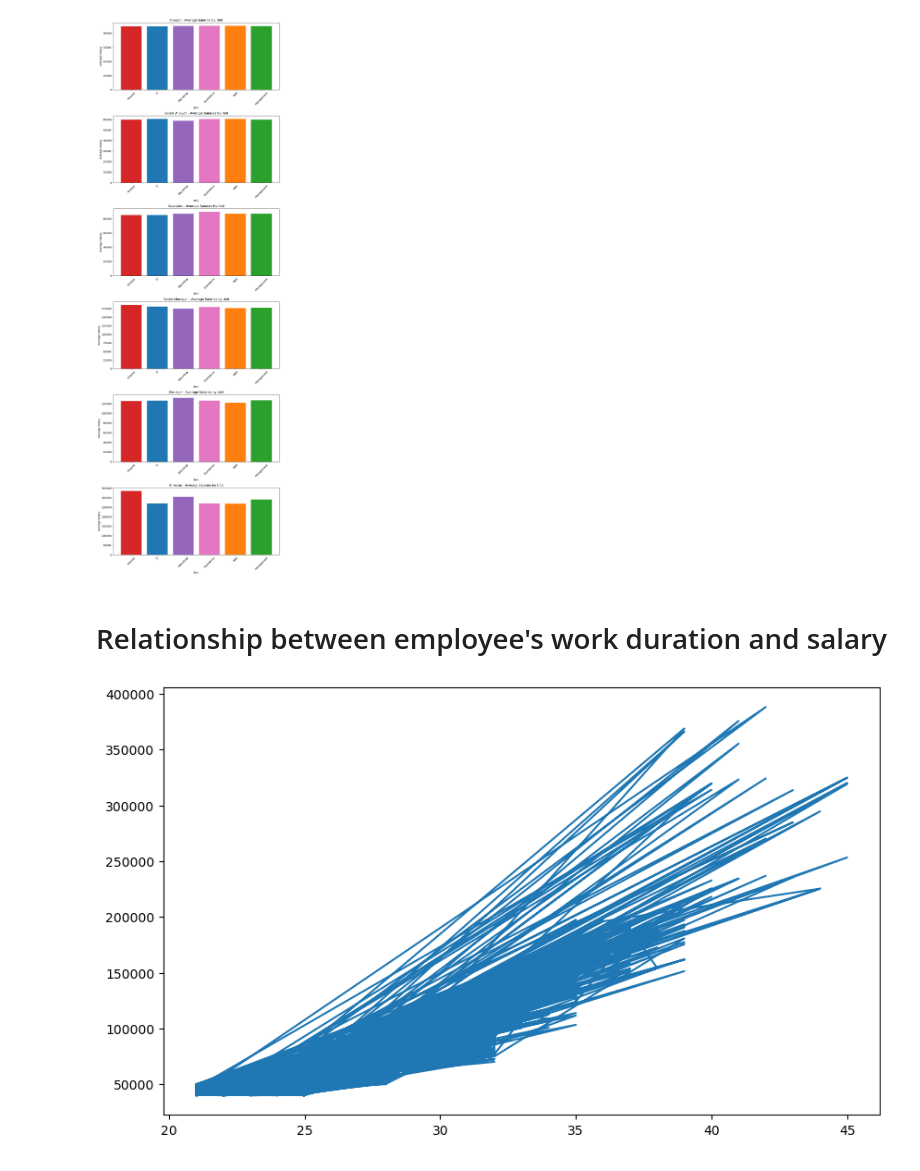
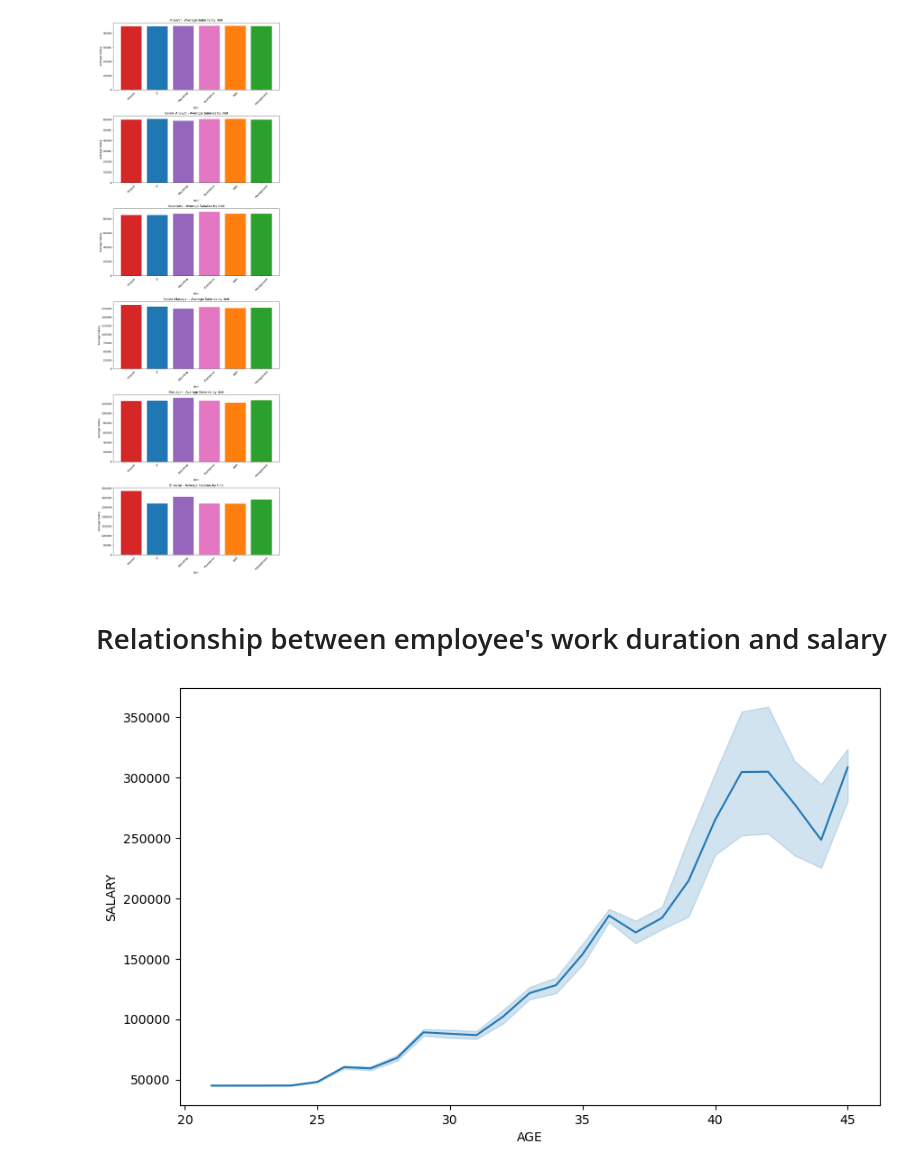
Before and after one commit to Tamilawre/SalaryPrediction, a Jupyter notebook: salary_ml_prediction.ipynb, the cells around one changed output. Saved outputs shown, nothing was run; the diff lists cells and outputs as text; code cells hidden in the pictures.

```diff
--- a/salary_ml_prediction.ipynb
+++ b/salary_ml_prediction.ipynb
@@ -121,6 +121,6 @@ data.describe()
 # %%
 # Create a new feature column by calculating the employees work duration
-data["Work Duration"] = data["CURRENT DATE"].dt.year - data["DOJ"].dt.year
+data["WORK DURATION"] = data["CURRENT DATE"].dt.year - data["DOJ"].dt.year
 # %%
 data.head()
 # %% [output]
@@ -230,16 +230,16 @@ def plot_designation_salaries(designation_data):
 plot_designation_salaries(average_salaries)
 # %% [output]
 [figure]
-# %% [markdown]
-# Relationship between employee's work duration and salary
-# %%
-
-plt.figure(figsize=(10, 6))
-plt.plot(data["AGE"], data["SALARY"])
-# plt.title(f'Scatter Plot between {column_x} and {column_y}')
-# plt.xlabel(column_x)
-# plt.ylabel(column_y)
-# plt.grid(True)
-plt.show()
-# %% [output]
-[figure, removed]
+# %% [markdown]
+# Relationship between employee's work duration and salary
+# %%
+
+plt.figure(figsize=(10, 6))
+sns.lineplot(x=data[""], y=data["SALARY"])
+# plt.title(f'Scatter Plot between {column_x} and {column_y}')
+# plt.xlabel(column_x)
+# plt.ylabel(column_y)
+# plt.grid(True)
+plt.show()
+# %% [output]
+[figure, added]
```
Also changed, not shown: parts of 2 cells of this notebook.
